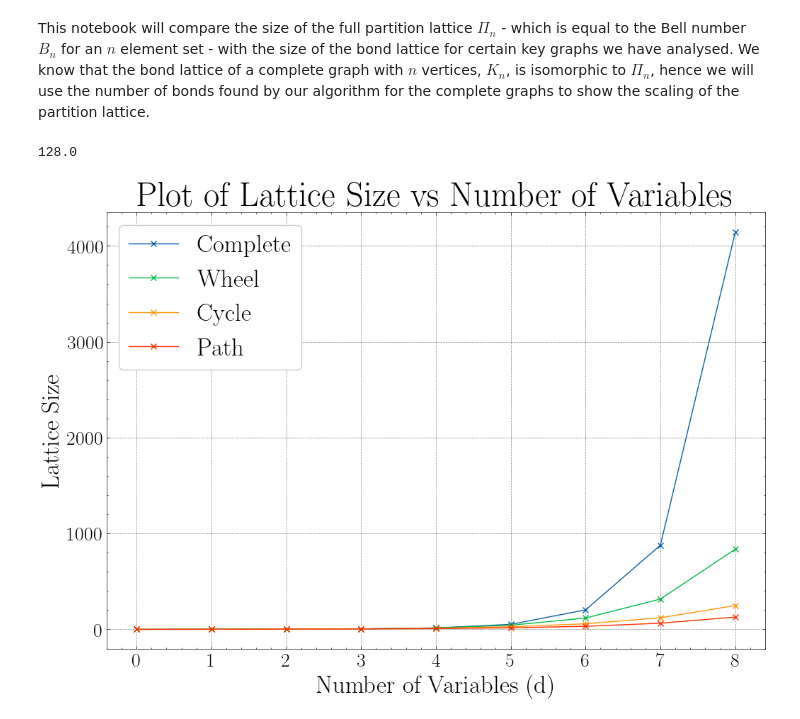
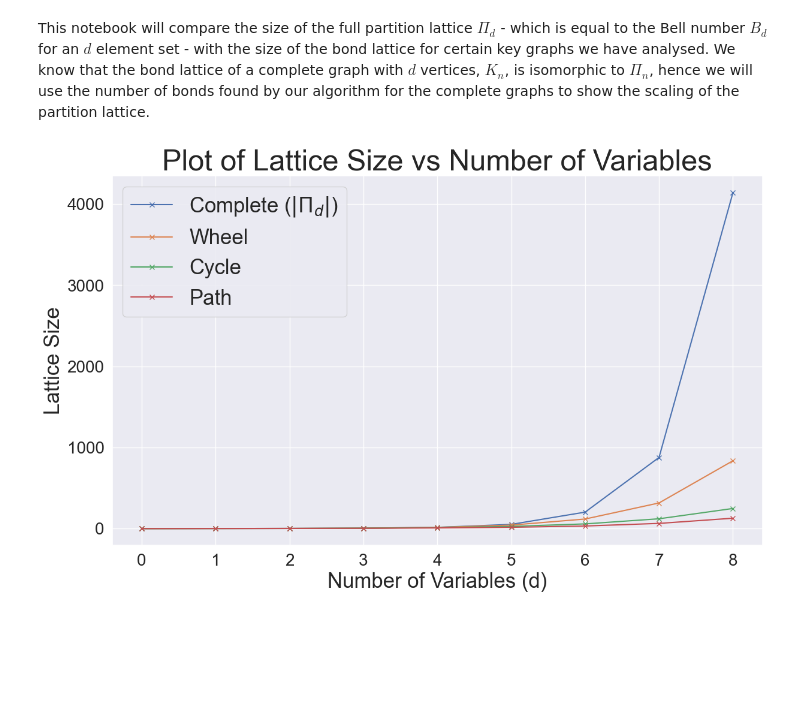
Before and after one commit to moritzstuebing/MScThesisRepoWIP, a Jupyter notebook: Notebooks/lattice_size_comparison.ipynb, the cells around one changed output. Cells and saved outputs as stored; diff of their text form; code cells hidden in the pictures; blank space fills up the shorter version.

```diff
--- a/Notebooks/lattice_size_comparison.ipynb
+++ b/Notebooks/lattice_size_comparison.ipynb
@@ -1,11 +3,13 @@
+# %% [markdown]
+This notebook will compare the size of the full partition lattice $\Pi_d$ - which is equal to the Bell number $B_d$ for an $d$ element set - with the size of the bond lattice for certain key graphs we have analysed. We know that the bond lattice of a complete graph with $d$ vertices, $K_n$, is isomorphic to $\Pi_n$, hence we will use the number of bonds found by our algorithm for the complete graphs to show the scaling of the partition lattice.
 # %%
+# imports and setting plot theme
 import numpy as np
 import matplotlib.pyplot as plt
 import networkx as nx
 from Modules.brute_force_bond_finder import brute_force_bond_finder
 import matplotlib.pyplot as plt
-import scienceplots
-plt.style.use(['science', 'grid'])
+import seaborn as sns
+
+sns.set_theme(style="darkgrid")
-# %% [markdown]
-This notebook will compare the size of the full partition lattice $\Pi_n$ - which is equal to the Bell number $B_n$ for an $n$ element set - with the size of the bond lattice for certain key graphs we have analysed. We know that the bond lattice of a complete graph with $n$ vertices, $K_n$, is isomorphic to $\Pi_n$, hence we will use the number of bonds found by our algorithm for the complete graphs to show the scaling of the partition lattice.
 # %%
@@ -21,26 +27,23 @@ for n in interval:
     lattice_sizes[1, n] = len(brute_force_bond_finder(wheel))
     lattice_sizes[2, n] = len(brute_force_bond_finder(cycle))
     lattice_sizes[3, n] = len(brute_force_bond_finder(path))
-# %%
-print(lattice_sizes[3, -1])
-# %% [output]
-128.0
 # %%
-legend = {0 : "Complete", 1 : "Wheel", 2 : "Cycle", 3 : "Path"}
+# Plotting
 
-plt.figure(figsize=(12,8))
+legend = {0 : f"Complete ($|\Pi_d|$)", 1 : "Wheel", 2 : "Cycle", 3 : "Path"}
+
+plt.figure(figsize=(14,8))
 
 for i in range(4):
     plt.plot(lattice_sizes[i, :], label = legend[i], marker = "x")
 
 plt.xlabel("Number of Variables (d)", fontsize=25)
 plt.ylabel("Lattice Size", fontsize=25)
-plt.grid(alpha=0.5)
 plt.title("Plot of Lattice Size vs Number of Variables", fontsize=35)
 plt.legend(fontsize=25)
 plt.xticks(fontsize=20)
 plt.yticks(fontsize=20)
-plt.savefig(r"C:\Users\morit\Thesis_Repo\Plots\lattice_size_plot.png")
+plt.savefig(r"C:\Users\morit\Thesis_Repo\Plots\lattice_size_plot.pdf")
 plt.show()
 # %% [output]
-[figure, old version]
+[figure, new version]
```
Also changed, not shown: parts of 2 cells of this notebook, 8 other files.
